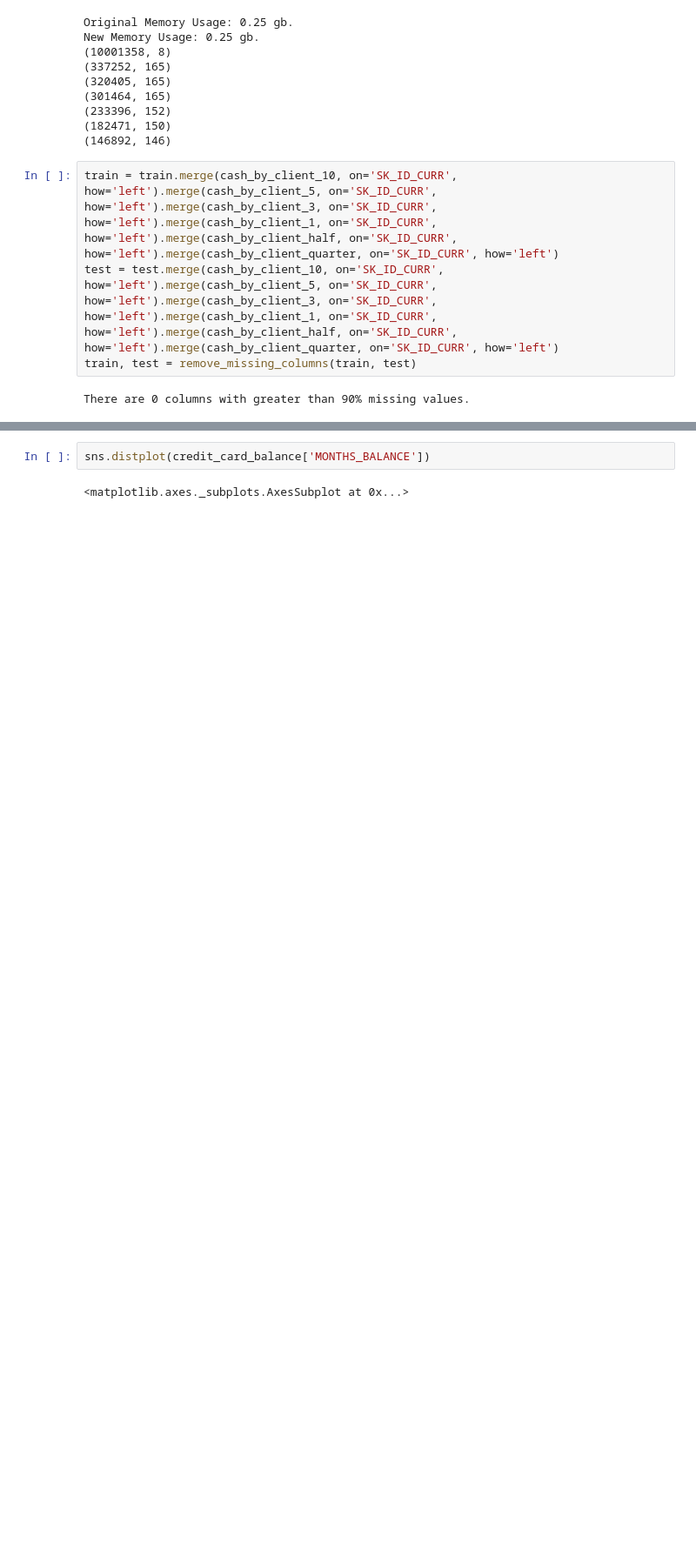
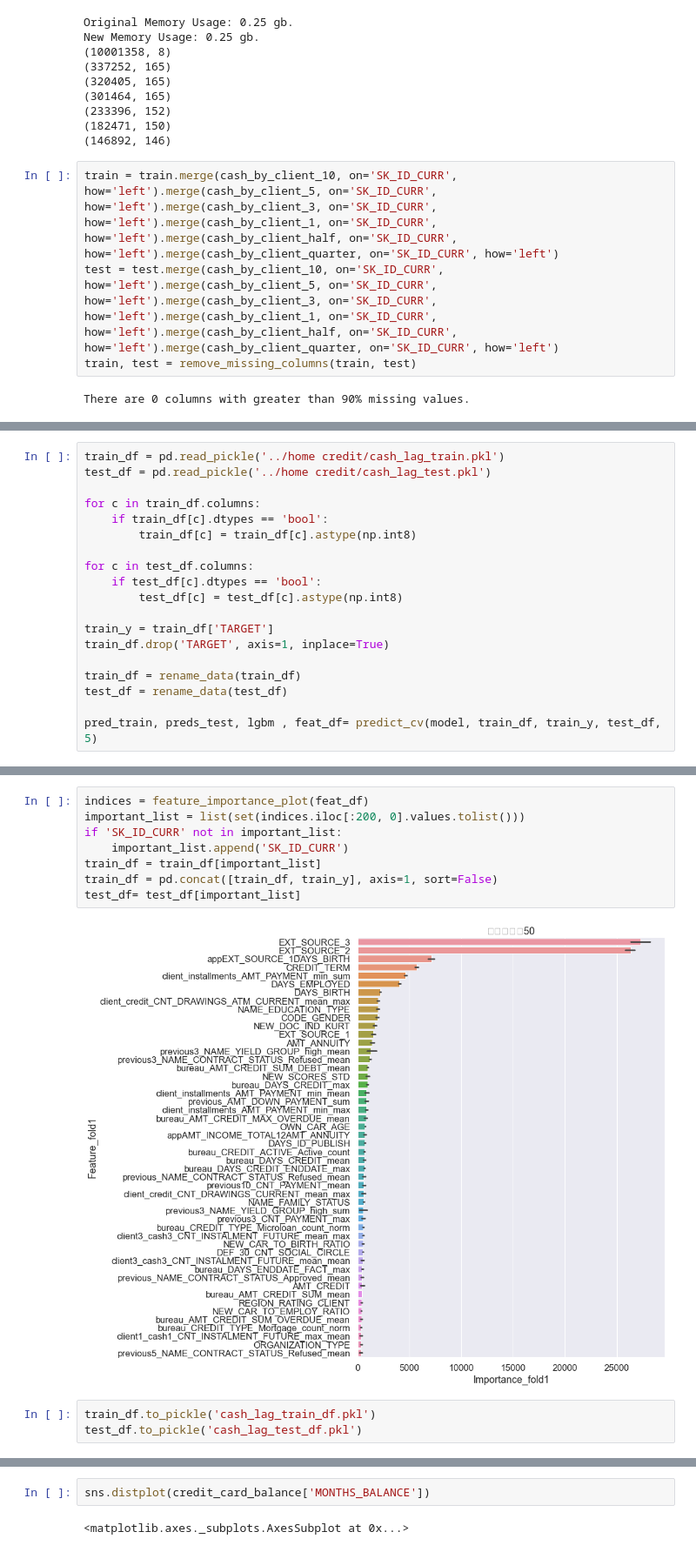
Before and after one commit to kooooyooooo/home-credit, a Jupyter notebook: 007other-table.ipynb, the cells around one changed output, grey strips where cells are left out. Shown at 87% size. Drawn from its saved outputs; the diff is of its cells as text; blank space fills up the shorter version.

```diff
--- a/007other-table.ipynb
+++ b/007other-table.ipynb
@@ -997,0 +1157,19 @@ test_df = rename_data(test_df)
+# %%
+train_df = pd.read_pickle('../home credit/cash_lag_train.pkl')
+test_df = pd.read_pickle('../home credit/cash_lag_test.pkl')
+
+for c in train_df.columns:
+    if train_df[c].dtypes == 'bool':
+        train_df[c] = train_df[c].astype(np.int8)
+
+for c in test_df.columns:
+    if test_df[c].dtypes == 'bool':
+        test_df[c] = test_df[c].astype(np.int8)
+
+train_y = train_df['TARGET']
+train_df.drop('TARGET', axis=1, inplace=True)
+
+train_df = rename_data(train_df)
+test_df = rename_data(test_df)
+
+pred_train, preds_test, lgbm , feat_df= predict_cv(model, train_df, train_y, test_df, 5)
@@ -998 +1194,14 @@ test_df = rename_data(test_df)
+# %%
+indices = feature_importance_plot(feat_df)
+important_list = list(set(indices.iloc[:200, 0].values.tolist()))
+if 'SK_ID_CURR' not in important_list:
+    important_list.append('SK_ID_CURR')
+train_df = train_df[important_list]
+train_df = pd.concat([train_df, train_y], axis=1, sort=False)
+test_df= test_df[important_list]
+# %% [output]
+[figure, added]
+# %%
+train_df.to_pickle('cash_lag_train_df.pkl')
+test_df.to_pickle('cash_lag_test_df.pkl')
 # %%
```
Also changed, not shown: parts of 91 cells of this notebook, 1 other file.
